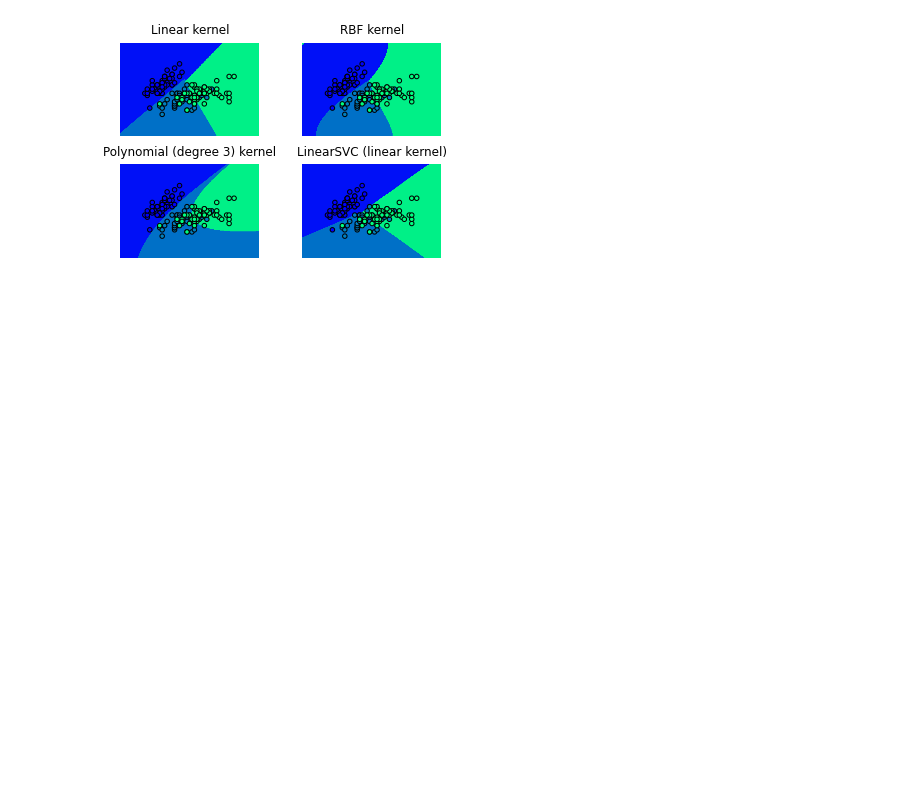
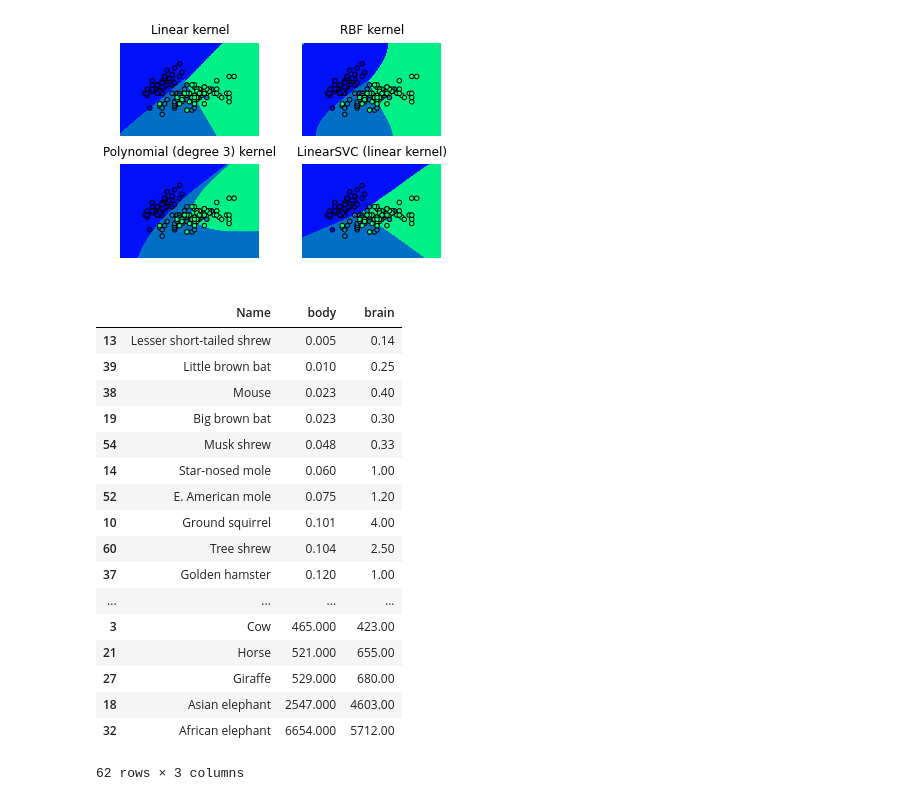
Before and after one commit to nipunbatra/NIOMTK, a Jupyter notebook: docs/Support Vector Machine - iris dataset.ipynb, the cells around one changed output. Saved outputs shown, nothing was run; the diff lists cells and outputs as text; code cells hidden in the pictures; blank space fills up the shorter version.

```diff
--- a/docs/Support Vector Machine - iris dataset.ipynb
+++ b/docs/Support Vector Machine - iris dataset.ipynb
@@ -146,3 +146,28 @@ for i, clf in enumerate((svc, rbf_svc, poly_svc, lin_svc)):
 plt.show()
 # %% [output]
 [figure]
+# %%
+from pandas import DataFrame, read_csv
+
+mammals = read_csv('http://bit.ly/1f2YPsC').sort('body')
+# %%
+mammals
+# %% [output]
+|  | Name | body | brain |
+| 13 | Lesser short-tailed shrew | 0.005 | 0.14 |
+| 39 | Little brown bat | 0.010 | 0.25 |
+| 38 | Mouse | 0.023 | 0.40 |
+| 19 | Big brown bat | 0.023 | 0.30 |
+| 54 | Musk shrew | 0.048 | 0.33 |
+| 14 | Star-nosed mole | 0.060 | 1.00 |
+| 52 | E. American mole | 0.075 | 1.20 |
+| 10 | Ground squirrel | 0.101 | 4.00 |
+| 60 | Tree shrew | 0.104 | 2.50 |
+| 37 | Golden hamster | 0.120 | 1.00 |
+| ... | ... | ... | ... |
+| 3 | Cow | 465.000 | 423.00 |
+| 21 | Horse | 521.000 | 655.00 |
+| 27 | Giraffe | 529.000 | 680.00 |
+| 18 | Asian elephant | 2547.000 | 4603.00 |
+| 32 | African elephant | 6654.000 | 5712.00 |
+62 rows × 3 columns
```
Also changed, not shown: parts of 5 cells of this notebook, 1 other file.
